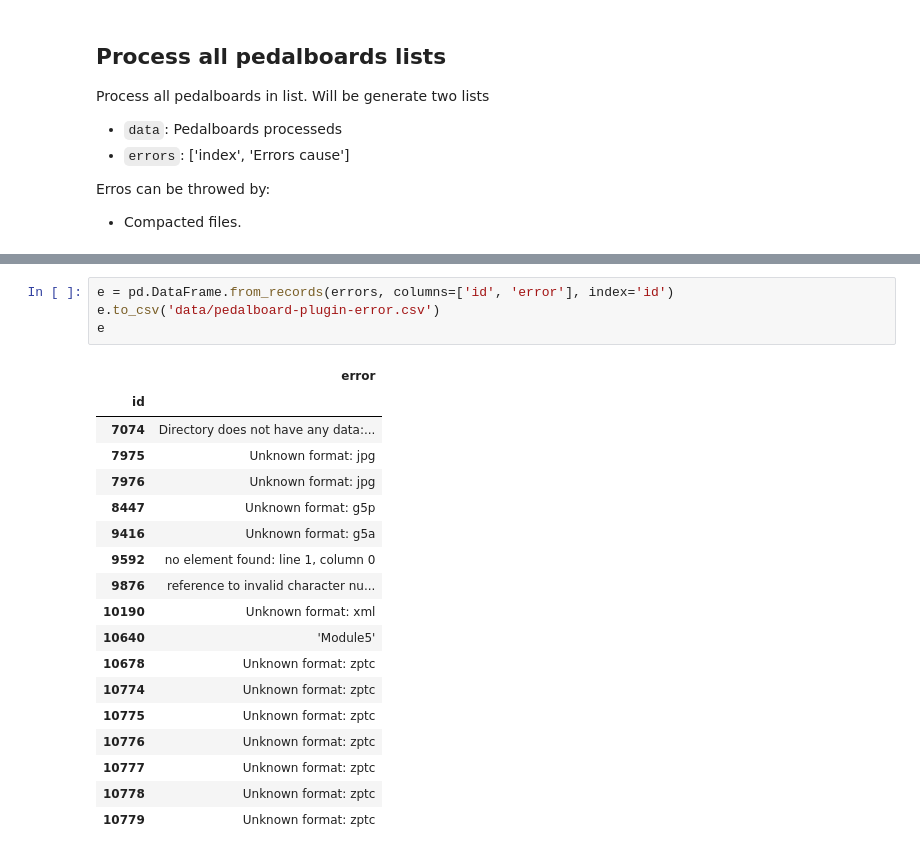
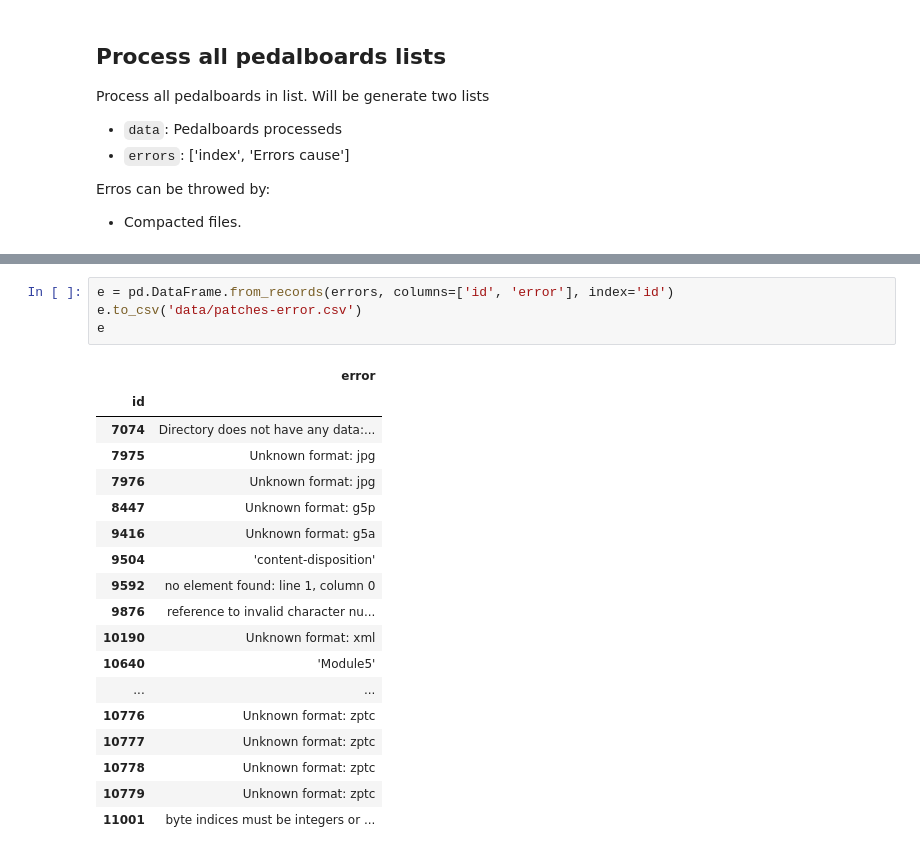
Before and after one commit to SrMouraSilva/ZoomG3-Patches, a Jupyter notebook: Processing_data_2_-_Collect_patches_data.ipynb, the cells around one changed output, grey strips where cells are left out. Cells and saved outputs as stored; diff of their text form.

```diff
--- a/Processing_data_2_-_Collect_pedalboards_data.ipynb
+++ b/Processing_data_2_-_Collect_patches_data.ipynb
@@ -320,23 +262,23 @@ d.head(10)
 # %%
 e = pd.DataFrame.from_records(errors, columns=['id', 'error'], index='id')
-e.to_csv('data/pedalboard-plugin-error.csv')
+e.to_csv('data/patches-error.csv')
 e
 # %% [output]
 |  | error |
 | id |  |
 | 7074 | Directory does not have any data:... |
 | 7975 | Unknown format: jpg |
 | 7976 | Unknown format: jpg |
 | 8447 | Unknown format: g5p |
 | 9416 | Unknown format: g5a |
+| 9504 | 'content-disposition' |
 | 9592 | no element found: line 1, column 0 |
 | 9876 | reference to invalid character nu... |
 | 10190 | Unknown format: xml |
 | 10640 | 'Module5' |
-| 10678 | Unknown format: zptc |
-| 10774 | Unknown format: zptc |
-| 10775 | Unknown format: zptc |
+| ... | ... |
 | 10776 | Unknown format: zptc |
 | 10777 | Unknown format: zptc |
 | 10778 | Unknown format: zptc |
 | 10779 | Unknown format: zptc |
+| 11001 | byte indices must be integers or ... |
```
Also changed, not shown: parts of 11 cells of this notebook, 18 other files.
